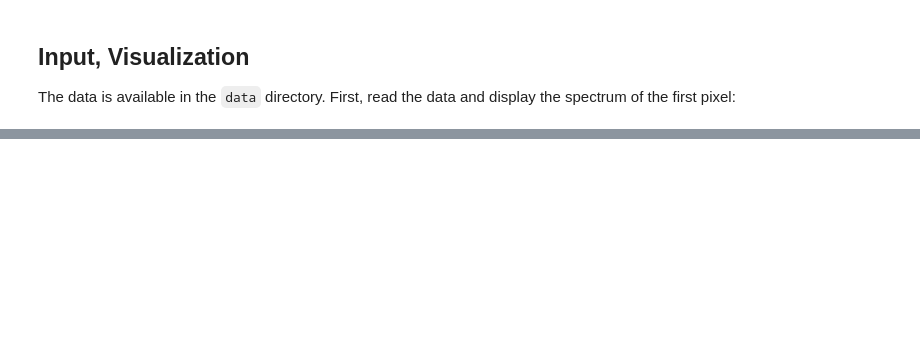
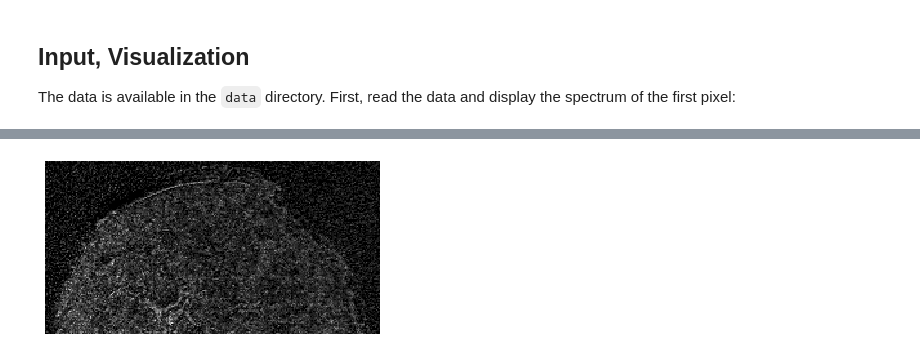
Before and after one commit to fgrelard/Esmraldi, a Jupyter notebook: docs/user/advanced_example.ipynb, the cells around one changed output, grey strips where cells are left out. Drawn from its saved outputs; the diff is of its cells as text; code cells hidden in the pictures; blank space fills up the shorter version.

```diff
--- a/docs/user/advanced_example.ipynb
+++ b/docs/user/advanced_example.ipynb
@@ -48,0 +65,5 @@ plt.show()
+# %%
+image = io.get_image(imzml, 557.14, 0.25)
+display_image(image)
+# %% [output]
+[figure, added]
```
Also changed, not shown: parts of 4 cells of this notebook.
